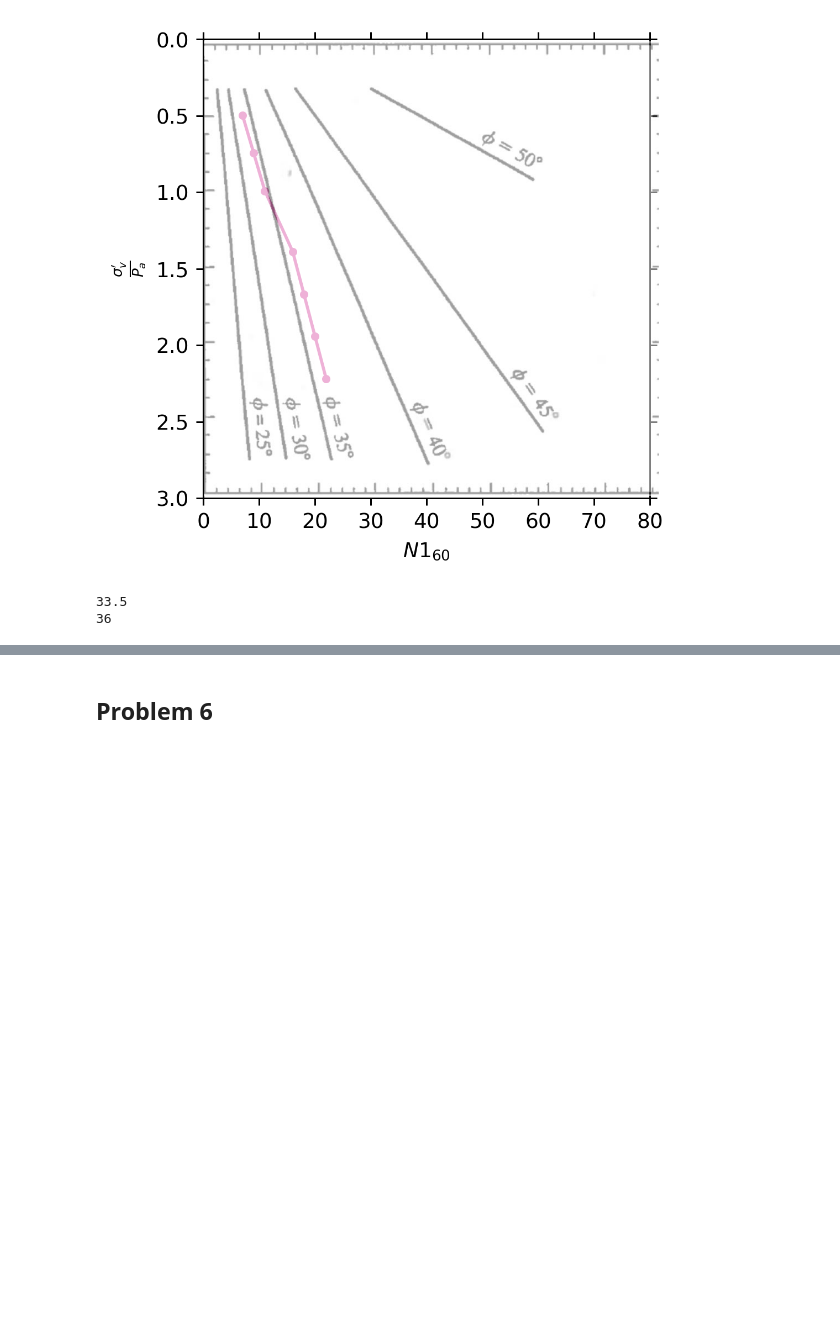
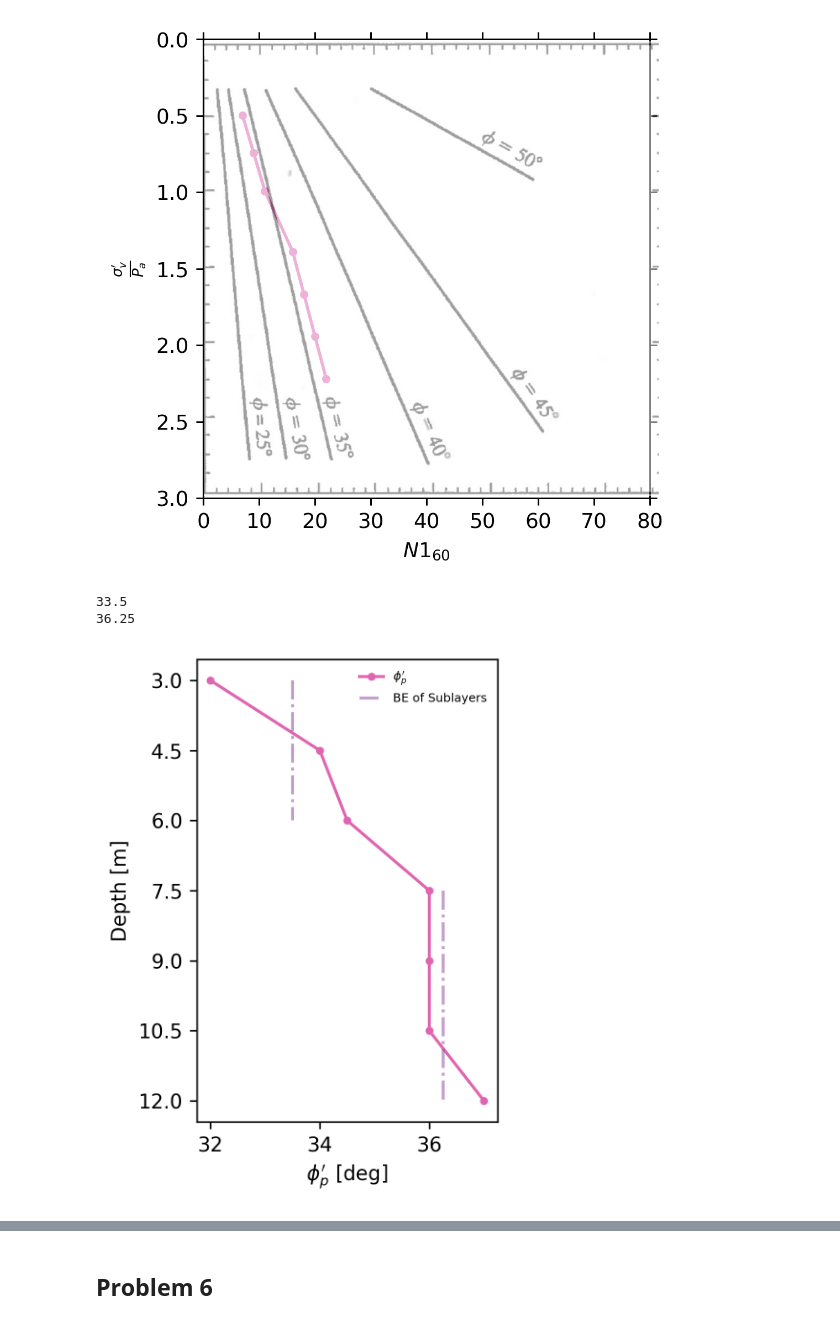
Before and after one commit to bKeungAuyeung/CE444-HW3, a Jupyter notebook: bAuyeung_HW3-code_CE444.ipynb, the cells around one changed output, grey strips where cells are left out. Drawn from its saved outputs; the diff is of its cells as text; code cells hidden in the pictures; blank space fills up the shorter version.

```diff
--- a/bAuyeung_HW3-code_CE444.ipynb
+++ b/bAuyeung_HW3-code_CE444.ipynb
@@ -155,8 +165,25 @@ Text(0, 0.5, "$\\frac{\\sigma_v'}{P_a}$")
 # %%
 phi_sublayer1 = np.average([32,34,34.5])
 print(phi_sublayer1)
-phi_sublayer2 = 36
+phi_sublayer2 = np.average([36,36,36,37])
 print(phi_sublayer2)
+
+fig, ax = plt.subplots(figsize=(3,4), tight_layout=True, dpi=300)
+
+plt.plot([32,34,34.5,36,36,36,37],p5data_depth,color = "#df65b0", marker='.', linestyle='-', label = "$\\phi_p'$")
+plt.ylabel("Depth [m]")
+plt.xlabel("$\phi_p'$ [deg]")
+
+ax.set_yticks([0, 1.5, 3, 4.5, 6, 7.5, 9, 10.5, 12])
+ax.yaxis.set_inverted(True)
+
+ax.vlines(phi_sublayer1, 3, 6, color = '#88419d', alpha =0.5, linestyles = '-.', label = "BE of Sublayers")
+ax.vlines(phi_sublayer2, 7.5, 12, color = '#88419d', alpha =0.5, linestyles = '-.')
+# ax.set_xticks)
+# plt.grid(True)
+plt.legend(frameon=False, loc='best', fontsize=6)
+plt.show()
 # %% [output]
 33.5
-36
+36.25
+[figure, added]
```
Also changed, not shown: parts of 6 cells of this notebook, 1 other file.
